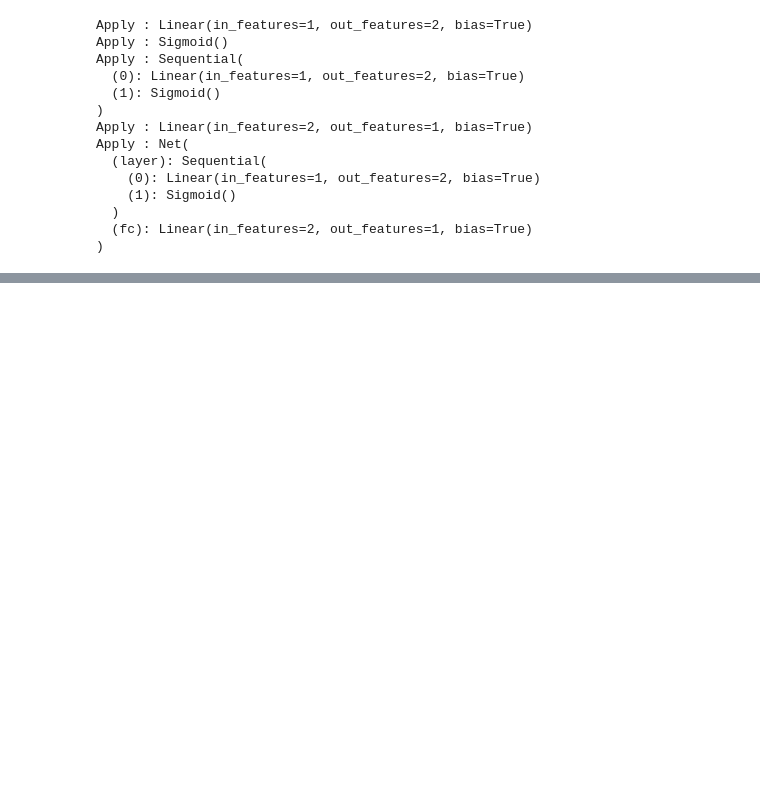
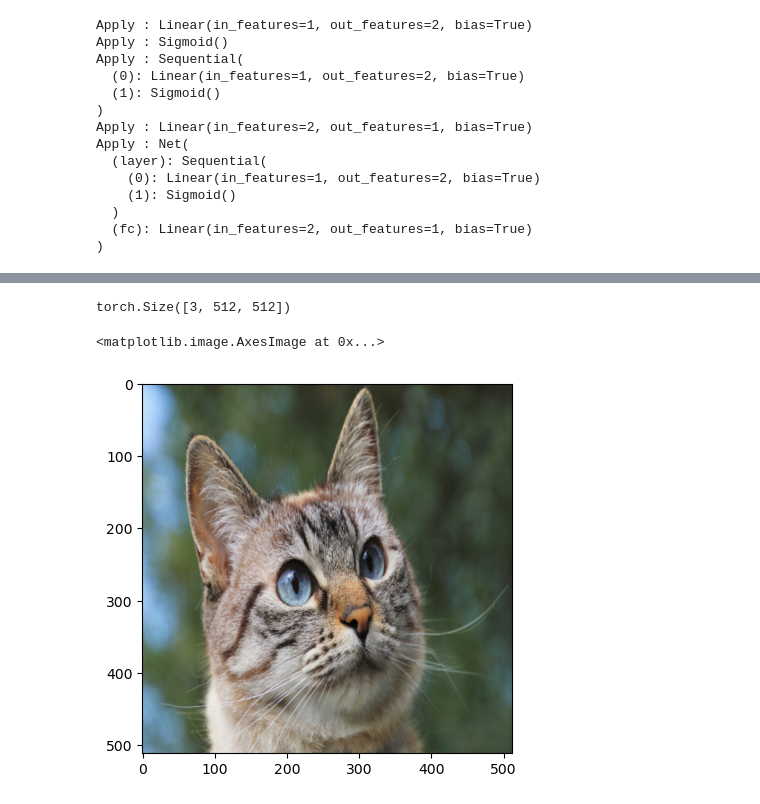
Before and after one commit to bumcoding/PyTorch_Study, a Jupyter notebook: Pytorch/textbook/Ex04.ipynb, the cells around one changed output, grey strips where cells are left out. Cells and saved outputs as stored; diff of their text form; code cells hidden in the pictures; blank space fills up the shorter version.

```diff
--- a/Pytorch/textbook/Ex04.ipynb
+++ b/Pytorch/textbook/Ex04.ipynb
@@ -125,0 +335,22 @@ for x, y in train_dataloader:
+# %%
+# 예제 4.16~4.24 이미지 데이터 증강 실습
+
+from matplotlib import pyplot as plt
+from PIL import Image
+from torchvision.transforms.functional import to_pil_image
+
+transform = transforms.Compose(
+    [
+        transforms.Resize(size=(512, 512)),
+        transforms.ToTensor()
+    ]
+)
+
+image = Image.open("/Users/bumchanpark/Desktop/PyTorch_Study/Pytorch/images/cat.jpg")
+transformed_image = transform(image)
+print(transformed_image.shape)
+plt.imshow(to_pil_image(transformed_image))
+# %% [output]
+torch.Size([3, 512, 512])
+<matplotlib.image.AxesImage at 0x...>
+[figure, added]
```
Also changed, not shown: parts of 18 cells of this notebook, 1 other file.
